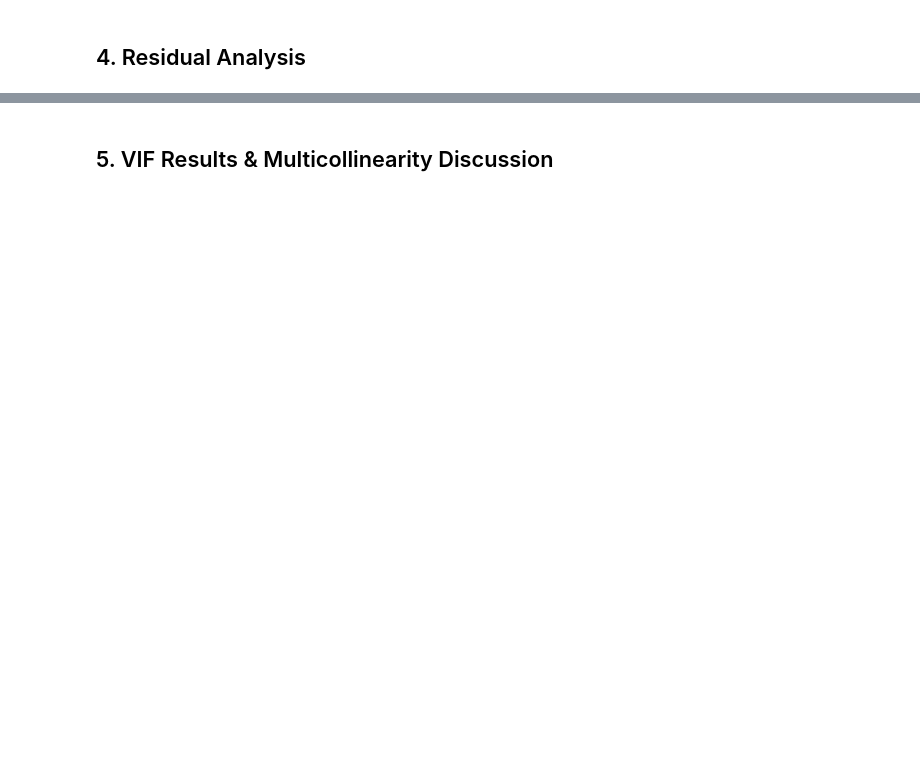
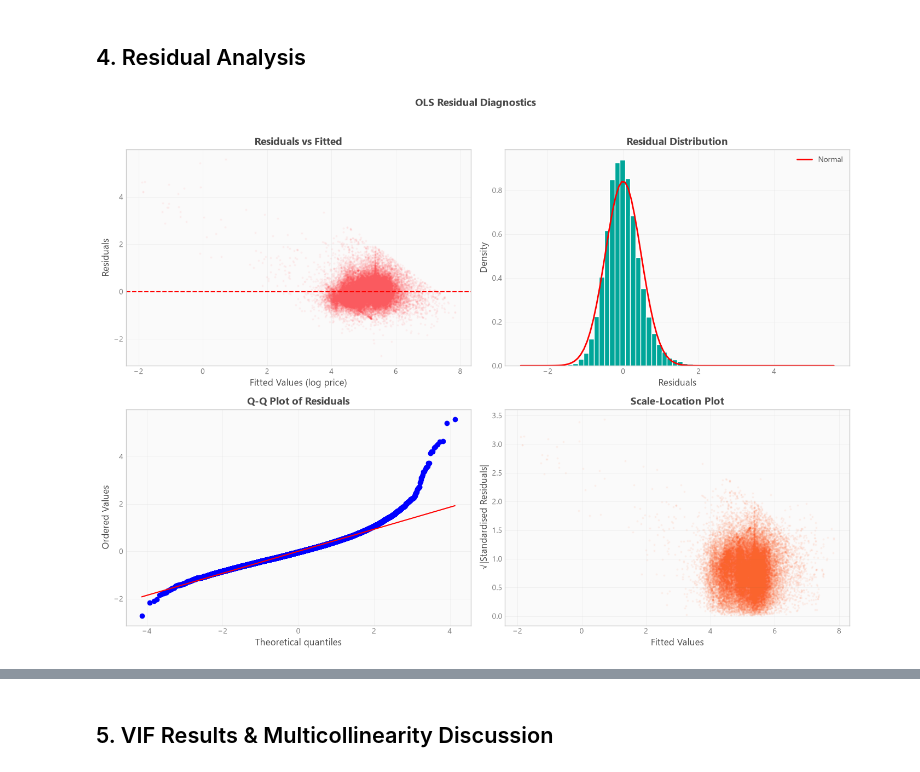
Before and after one commit to adith23/airbnb_market_intelligence, a Jupyter notebook: notebooks/statistics/02_correlation_regression.ipynb, the cells around one changed output, grey strips where cells are left out. Drawn from its saved outputs; the diff is of its cells as text; code cells hidden in the pictures; blank space fills up the shorter version.

```diff
--- a/notebooks/statistics/02_correlation_regression.ipynb
+++ b/notebooks/statistics/02_correlation_regression.ipynb
@@ -331,7 +331,7 @@ Features: ['accommodates', 'bedrooms', 'beds', 'bathrooms', 'amenity_count', 'nu
 # %%
 # ── VIF check (before fitting) ────────────────────────────────────
 # VIF on numeric features only (dummies are expected to correlate)
-vif_df = compute_vif(X[numeric_features + bool_features])
+vif_df = compute_vif(X[numeric_features + bool_features].astype(float))
 display(vif_df)
 
 high_vif = vif_df[vif_df["VIF"] > 10]
@@ -411,7 +461,7 @@ y_plot = combined["_y"]
 # Drop zero-variance columns
 X_plot = X_plot.loc[:, X_plot.std() > 0]
 
-X_ols = sm.add_constant(X_plot)
+X_ols = sm.add_constant(X_plot.astype(float))
 model = sm.OLS(y_plot, X_ols).fit()
 
 fig, axes = plt.subplots(2, 2, figsize=(14, 10))
@@ -429,33 +479,35 @@ from scipy.stats import norm
 
 x_range = np.linspace(model.resid.min(), model.resid.max(), 100)
 axes[0, 1].plot(
     x_range,
     norm.pdf(x_range, model.resid.mean(), model.resid.std()),
     "r-",
     linewidth=2,
     label="Normal",
 )
 axes[0, 1].set_xlabel("Residuals")
 axes[0, 1].set_ylabel("Density")
 axes[0, 1].set_title("Residual Distribution")
 axes[0, 1].legend()
 
 # Q-Q plot
 from scipy import stats as sp_stats
 
 sp_stats.probplot(model.resid, dist="norm", plot=axes[1, 0])
 axes[1, 0].set_title("Q-Q Plot of Residuals")
 
 # Scale-location (sqrt standardised residuals)
 standardized = np.sqrt(np.abs(model.get_influence().resid_studentized_internal))
 axes[1, 1].scatter(model.fittedvalues, standardized, alpha=0.05, s=3, color=AIRBNB_PALETTE[2])
 axes[1, 1].set_xlabel("Fitted Values")
 axes[1, 1].set_ylabel("√|Standardised Residuals|")
 axes[1, 1].set_title("Scale-Location Plot")
 
 plt.suptitle("OLS Residual Diagnostics", fontsize=14, fontweight="bold", y=1.02)
 plt.tight_layout()
 plt.show()
+# %% [output]
+[figure, added]
 # %%
 display(
     Markdown(
```
Also changed, not shown: parts of 12 cells of this notebook, 10 other files.
